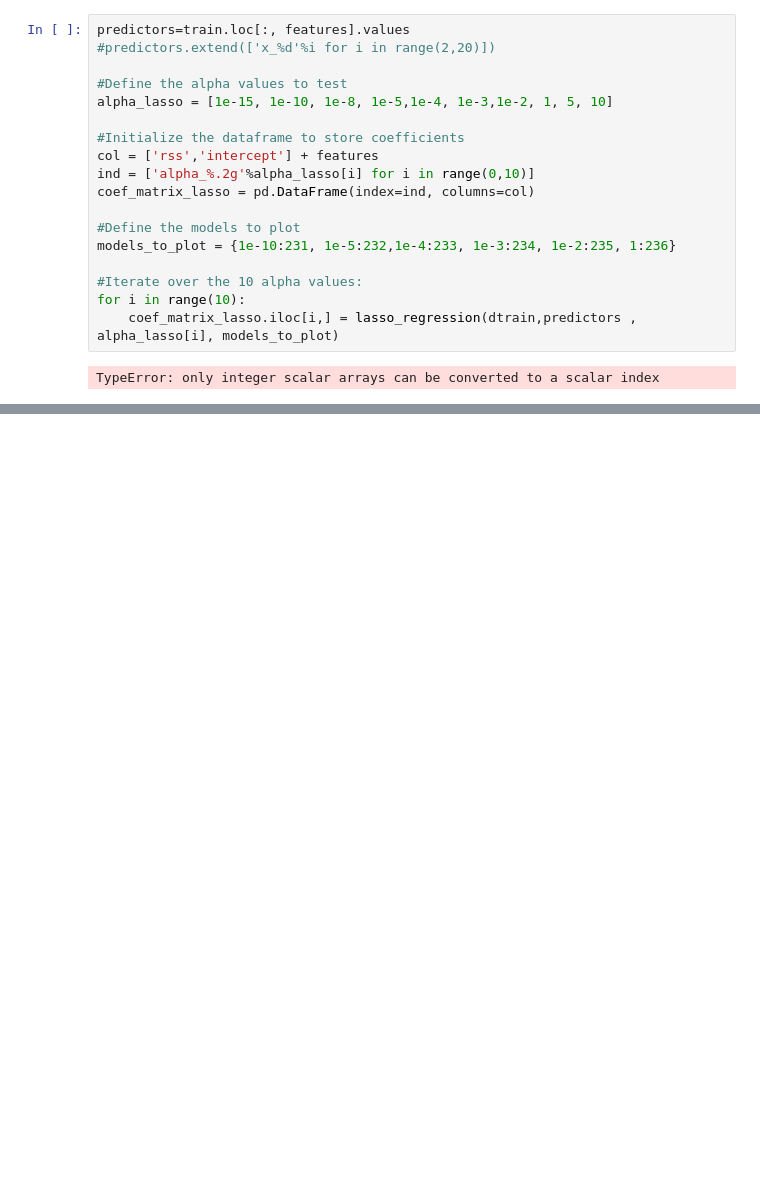
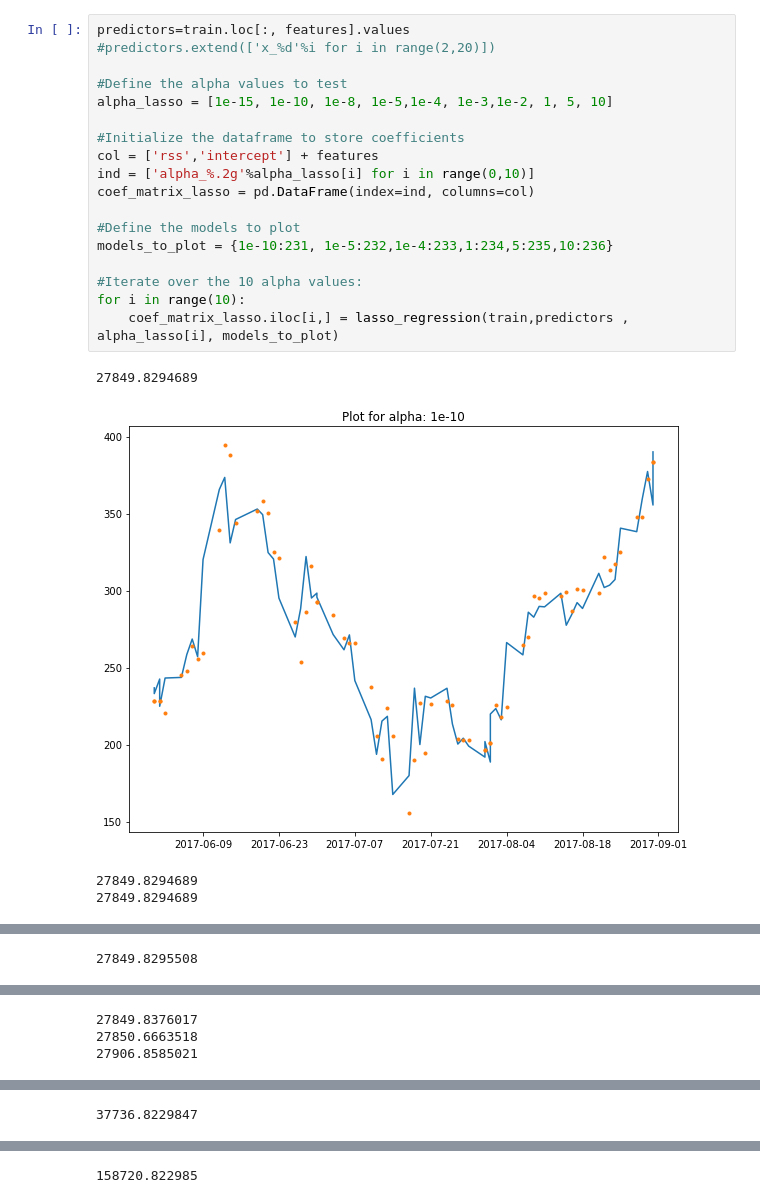
Before and after one commit to DSNeville/Practicum, a Jupyter notebook: Lasso+Regression.ipynb, the cells around one changed output, grey strips where cells are left out. Drawn from its saved outputs; the diff is of its cells as text; blank space fills up the shorter version.

Commit message:
Finished Lasso Regression

```diff
--- a/Lasso+Regression.ipynb
+++ b/Lasso+Regression.ipynb
@@ -131,20 +53,23 @@ def lasso_regression(train, predictors, alpha, models_to_plot={}):
 # %%
 predictors=train.loc[:, features].values
 #predictors.extend(['x_%d'%i for i in range(2,20)])
 
 #Define the alpha values to test
 alpha_lasso = [1e-15, 1e-10, 1e-8, 1e-5,1e-4, 1e-3,1e-2, 1, 5, 10]
 
 #Initialize the dataframe to store coefficients
 col = ['rss','intercept'] + features
 ind = ['alpha_%.2g'%alpha_lasso[i] for i in range(0,10)]
 coef_matrix_lasso = pd.DataFrame(index=ind, columns=col)
 
 #Define the models to plot
-models_to_plot = {1e-10:231, 1e-5:232,1e-4:233, 1e-3:234, 1e-2:235, 1:236}
+models_to_plot = {1e-10:231, 1e-5:232,1e-4:233,1:234,5:235,10:236}
 
 #Iterate over the 10 alpha values:
 for i in range(10):
-    coef_matrix_lasso.iloc[i,] = lasso_regression(dtrain,predictors , alpha_lasso[i], models_to_plot)
+    coef_matrix_lasso.iloc[i,] = lasso_regression(train,predictors , alpha_lasso[i], models_to_plot)
 # %% [output]
-TypeError: only integer scalar arrays can be converted to a scalar index
+27849.8294689
+[figure, added]
+27849.8294689
+27849.8294689
@@ -150,0 +77 @@ TypeError: only integer scalar arrays can be converted to a scalar index
+27849.8295508
@@ -150,0 +79,3 @@ TypeError: only integer scalar arrays can be converted to a scalar index
+27849.8376017
+27850.6663518
+27906.8585021
@@ -150,0 +83 @@ TypeError: only integer scalar arrays can be converted to a scalar index
+37736.8229847
@@ -150,0 +85 @@ TypeError: only integer scalar arrays can be converted to a scalar index
+158720.822985
```
Also changed, not shown: parts of 9 cells of this notebook, 2 other files.
